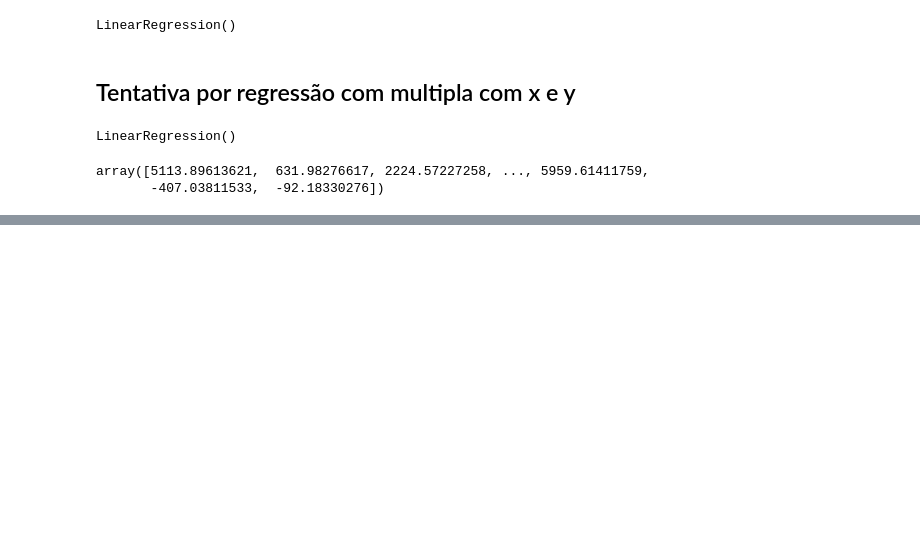
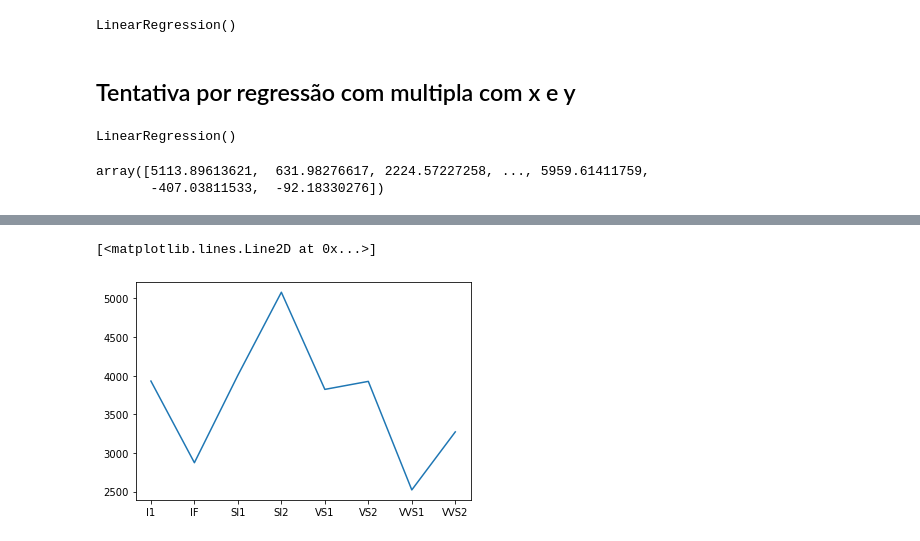
Before and after one commit to carlarbj/pricing_diamonds, a Jupyter notebook: diamond_price_prediction.ipynb, the cells around one changed output, grey strips where cells are left out. Saved outputs shown, nothing was run; the diff lists cells and outputs as text; code cells hidden in the pictures; blank space fills up the shorter version.

```diff
--- a/diamond_price_prediction.ipynb
+++ b/diamond_price_prediction.ipynb
@@ -135,0 +187,5 @@ diamonds_rick.to_csv('prev4.csv') #erro de 3981.31762 dolares usando a regressã
+# %%
+plt.plot(diamond_cat.groupby('clarity').mean()['price']) # Sl1 e Sl2 tem as maiores médias
+# %% [output]
+[<matplotlib.lines.Line2D at 0x...>]
+[figure, added]
```
Also changed, not shown: parts of 8 cells of this notebook.
